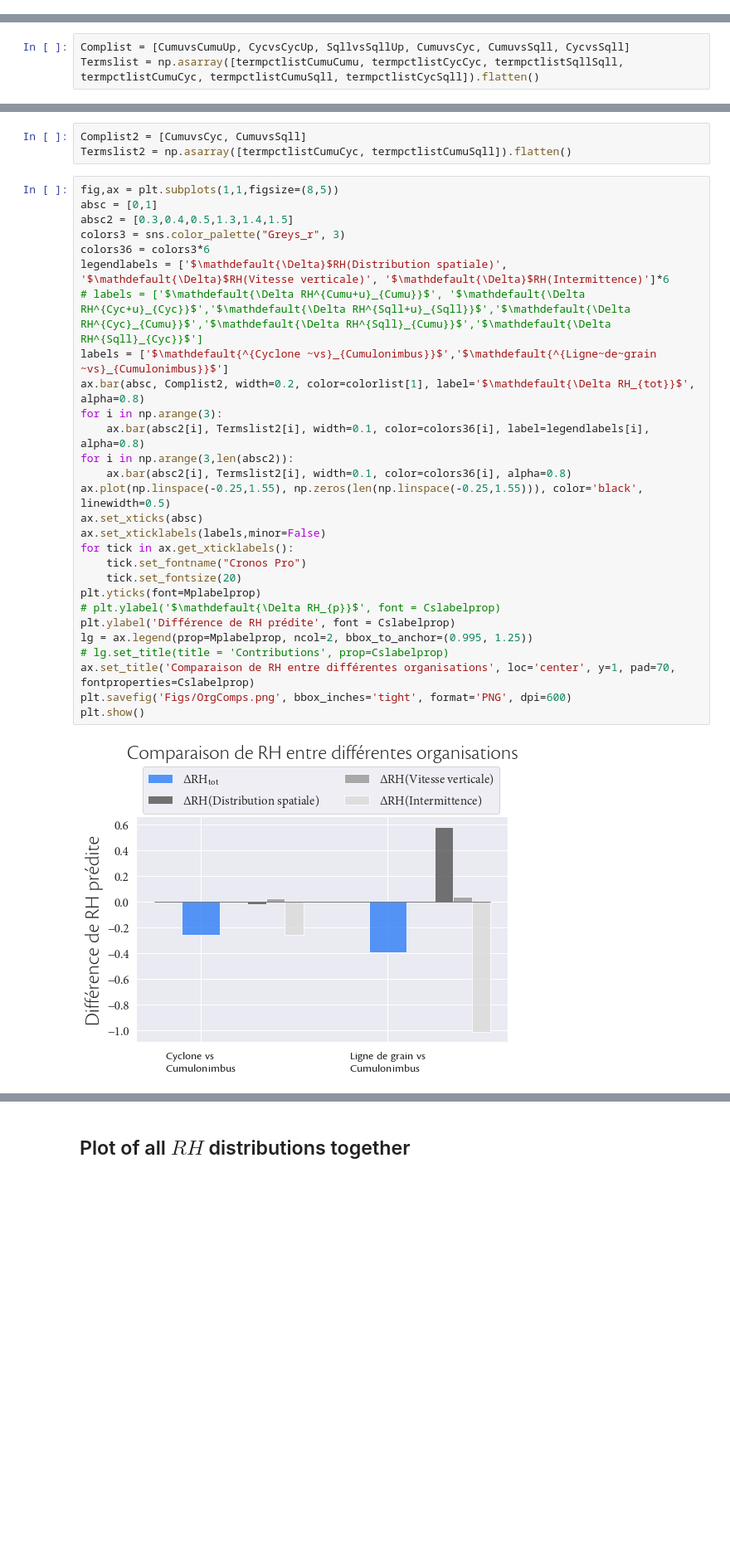
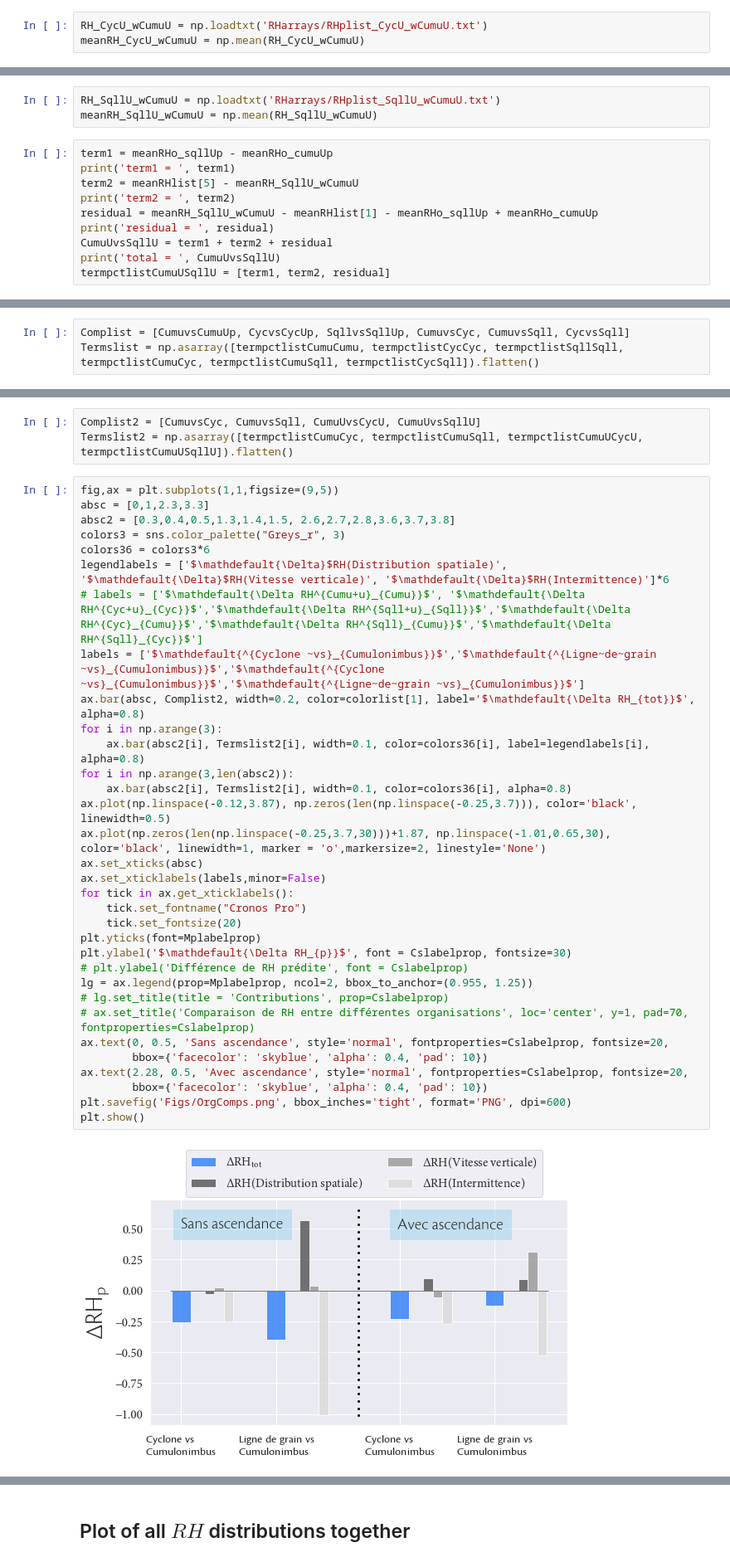
Before and after one commit to FelixLangot/LMD_Internship, a Jupyter notebook: Stats.ipynb, the cells around one changed output, grey strips where cells are left out. Shown at 83% size. Drawn from its saved outputs; the diff is of its cells as text; blank space fills up the shorter version.

Commit message:
final org comp graph w/ updraft

```diff
--- a/Stats.ipynb
+++ b/Stats.ipynb
@@ -528,0 +533,3 @@ total =  -0.14033201728125277
+# %%
+RH_CycU_wCumuU = np.loadtxt('RHarrays/RHplist_CycU_wCumuU.txt')
+meanRH_CycU_wCumuU = np.mean(RH_CycU_wCumuU)
@@ -528,0 +553,13 @@ total =  -0.14033201728125277
+# %%
+RH_SqllU_wCumuU = np.loadtxt('RHarrays/RHplist_SqllU_wCumuU.txt')
+meanRH_SqllU_wCumuU = np.mean(RH_SqllU_wCumuU)
+# %%
+term1 = meanRHo_sqllUp - meanRHo_cumuUp
+print('term1 = ', term1)
+term2 = meanRHlist[5] - meanRH_SqllU_wCumuU
+print('term2 = ', term2)
+residual = meanRH_SqllU_wCumuU - meanRHlist[1] - meanRHo_sqllUp + meanRHo_cumuUp
+print('residual = ', residual)
+CumuUvsSqllU = term1 + term2 + residual
+print('total = ', CumuUvsSqllU)
+termpctlistCumuUSqllU = [term1, term2, residual]
@@ -559,35 +603,40 @@ plt.show()
 # %% [output]
 [figure]
 # %%
-Complist2 = [CumuvsCyc, CumuvsSqll]
-Termslist2 = np.asarray([termpctlistCumuCyc, termpctlistCumuSqll]).flatten()
+Complist2 = [CumuvsCyc, CumuvsSqll, CumuUvsCycU, CumuUvsSqllU]
+Termslist2 = np.asarray([termpctlistCumuCyc, termpctlistCumuSqll, termpctlistCumuUCycU, termpctlistCumuUSqllU]).flatten()
 # %%
-fig,ax = plt.subplots(1,1,figsize=(8,5))
-absc = [0,1]
-absc2 = [0.3,0.4,0.5,1.3,1.4,1.5]
+fig,ax = plt.subplots(1,1,figsize=(9,5))
+absc = [0,1,2.3,3.3]
+absc2 = [0.3,0.4,0.5,1.3,1.4,1.5, 2.6,2.7,2.8,3.6,3.7,3.8]
 colors3 = sns.color_palette("Greys_r", 3)
 colors36 = colors3*6
 legendlabels = ['$\mathdefault{\Delta}$RH(Distribution spatiale)', '$\mathdefault{\Delta}$RH(Vitesse verticale)', '$\mathdefault{\Delta}$RH(Intermittence)']*6
 # labels = ['$\mathdefault{\Delta RH^{Cumu+u}_{Cumu}}$', '$\mathdefault{\Delta RH^{Cyc+u}_{Cyc}}$','$\mathdefault{\Delta RH^{Sqll+u}_{Sqll}}$','$\mathdefault{\Delta RH^{Cyc}_{Cumu}}$','$\mathdefault{\Delta RH^{Sqll}_{Cumu}}$','$\mathdefault{\Delta RH^{Sqll}_{Cyc}}$']
-labels = ['$\mathdefault{^{Cyclone ~vs}_{Cumulonimbus}}$','$\mathdefault{^{Ligne~de~grain ~vs}_{Cumulonimbus}}$']
+labels = ['$\mathdefault{^{Cyclone ~vs}_{Cumulonimbus}}$','$\mathdefault{^{Ligne~de~grain ~vs}_{Cumulonimbus}}$','$\mathdefault{^{Cyclone ~vs}_{Cumulonimbus}}$','$\mathdefault{^{Ligne~de~grain ~vs}_{Cumulonimbus}}$']
 ax.bar(absc, Complist2, width=0.2, color=colorlist[1], label='$\mathdefault{\Delta RH_{tot}}$', alpha=0.8)
 for i in np.arange(3):
     ax.bar(absc2[i], Termslist2[i], width=0.1, color=colors36[i], label=legendlabels[i], alpha=0.8)
 for i in np.arange(3,len(absc2)):
     ax.bar(absc2[i], Termslist2[i], width=0.1, color=colors36[i], alpha=0.8)
-ax.plot(np.linspace(-0.25,1.55), np.zeros(len(np.linspace(-0.25,1.55))), color='black', linewidth=0.5)
+ax.plot(np.linspace(-0.12,3.87), np.zeros(len(np.linspace(-0.25,3.7))), color='black', linewidth=0.5)
+ax.plot(np.zeros(len(np.linspace(-0.25,3.7,30)))+1.87, np.linspace(-1.01,0.65,30), color='black', linewidth=1, marker = 'o',markersize=2, linestyle='None')
 ax.set_xticks(absc)
 ax.set_xticklabels(labels,minor=False)
 for tick in ax.get_xticklabels():
     tick.set_fontname("Cronos Pro")
     tick.set_fontsize(20)
 plt.yticks(font=Mplabelprop)
-# plt.ylabel('$\mathdefault{\Delta RH_{p}}$', font = Cslabelprop)
-plt.ylabel('Différence de RH prédite', font = Cslabelprop)
-lg = ax.legend(prop=Mplabelprop, ncol=2, bbox_to_anchor=(0.995, 1.25))
+plt.ylabel('$\mathdefault{\Delta RH_{p}}$', font = Cslabelprop, fontsize=30)
+# plt.ylabel('Différence de RH prédite', font = Cslabelprop)
+lg = ax.legend(prop=Mplabelprop, ncol=2, bbox_to_anchor=(0.955, 1.25))
 # lg.set_title(title = 'Contributions', prop=Cslabelprop)
-ax.set_title('Comparaison de RH entre différentes organisations', loc='center', y=1, pad=70, fontproperties=Cslabelprop)
+# ax.set_title('Comparaison de RH entre différentes organisations', loc='center', y=1, pad=70, fontproperties=Cslabelprop)
+ax.text(0, 0.5, 'Sans ascendance', style='normal', fontproperties=Cslabelprop, fontsize=20,
+        bbox={'facecolor': 'skyblue', 'alpha': 0.4, 'pad': 10})
+ax.text(2.28, 0.5, 'Avec ascendance', style='normal', fontproperties=Cslabelprop, fontsize=20,
+        bbox={'facecolor': 'skyblue', 'alpha': 0.4, 'pad': 10})
 plt.savefig('Figs/OrgComps.png', bbox_inches='tight', format='PNG', dpi=600)
 plt.show()
 # %% [output]
-[figure, old version]
+[figure, new version]
```
Also changed, not shown: parts of 15 cells of this notebook, 1 other file.
